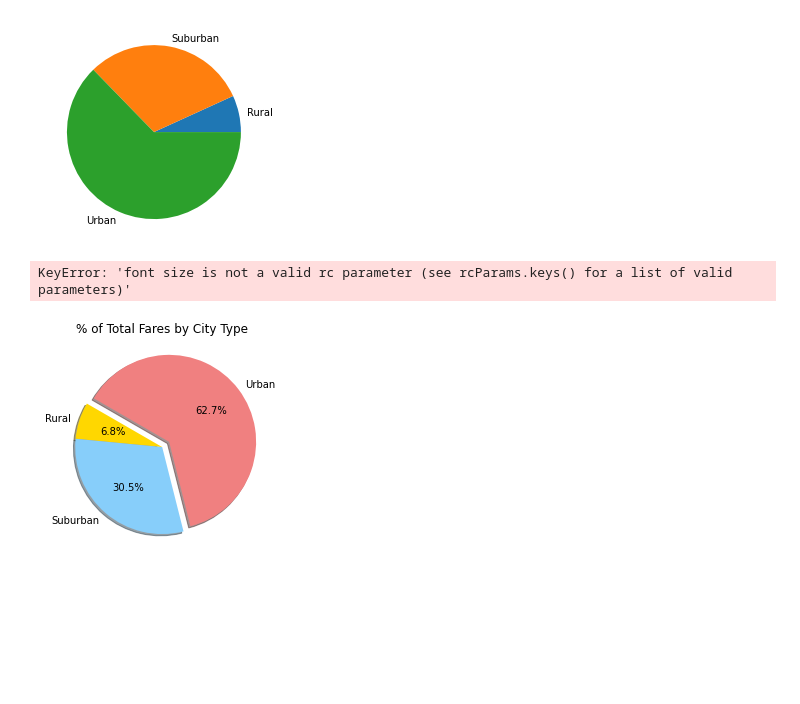
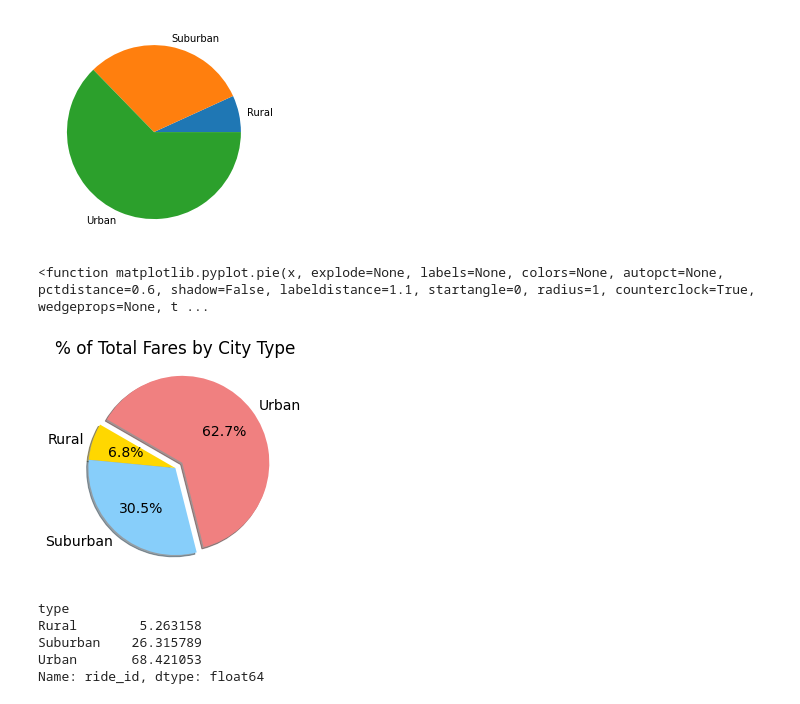
Before and after one commit to csobent/PyBer_Analysis, a Jupyter notebook: PyBer.ipynb, the cells around one changed output. Saved outputs shown, nothing was run; the diff lists cells and outputs as text; code cells hidden in the pictures; blank space fills up the shorter version.

```diff
--- a/PyBer.ipynb
+++ b/PyBer.ipynb
@@ -825,19 +825,34 @@ plt.show()
 # %%
 # Import Matplotlib
 import matplotlib as mpl
 
 # Build the percentage of fares by city type pie chart.
 plt.pie(type_percents,
        labels=["Rural", "Suburban", "Urban"],
        colors=["gold", "lightskyblue", "lightcoral"],
        explode=[0, 0, 0.1],
        autopct='%1.1f%%',
        shadow=True, startangle=150)
 plt.title("% of Total Fares by City Type")
-mpl.rcParams['font size'] = 14
+
+# Change the default font size from 10 to 14.
+mpl.rcParams['font.size'] = 14
+
+# Save figure
+plt.savefig("Analysis/Fig5.png")
 
 # Show figure
 plt.pie
 # %% [output]
-KeyError: 'font size is not a valid rc parameter (see rcParams.keys() for a list of valid parameters)'
+<function matplotlib.pyplot.pie(x, explode=None, labels=None, colors=None, autopct=None, pctdistance=0.6, shadow=False, labeldistance=1.1, startangle=0, radius=1, counterclock=True, wedgeprops=None, t ...
-[figure, old version]
+[figure, new version]
+# %%
+# Calculate the percentage of rides for each city type.
+ride_percents = 100 * pyber_data_df.groupby(["type"]).count()["ride_id"] / pyber_data_df["ride_id"].count()
+ride_percents
+# %% [output]
+type
+Rural        5.263158
+Suburban    26.315789
+Urban       68.421053
+Name: ride_id, dtype: float64
```
Also changed, not shown: parts of 1 cell of this notebook, 1 other file.
